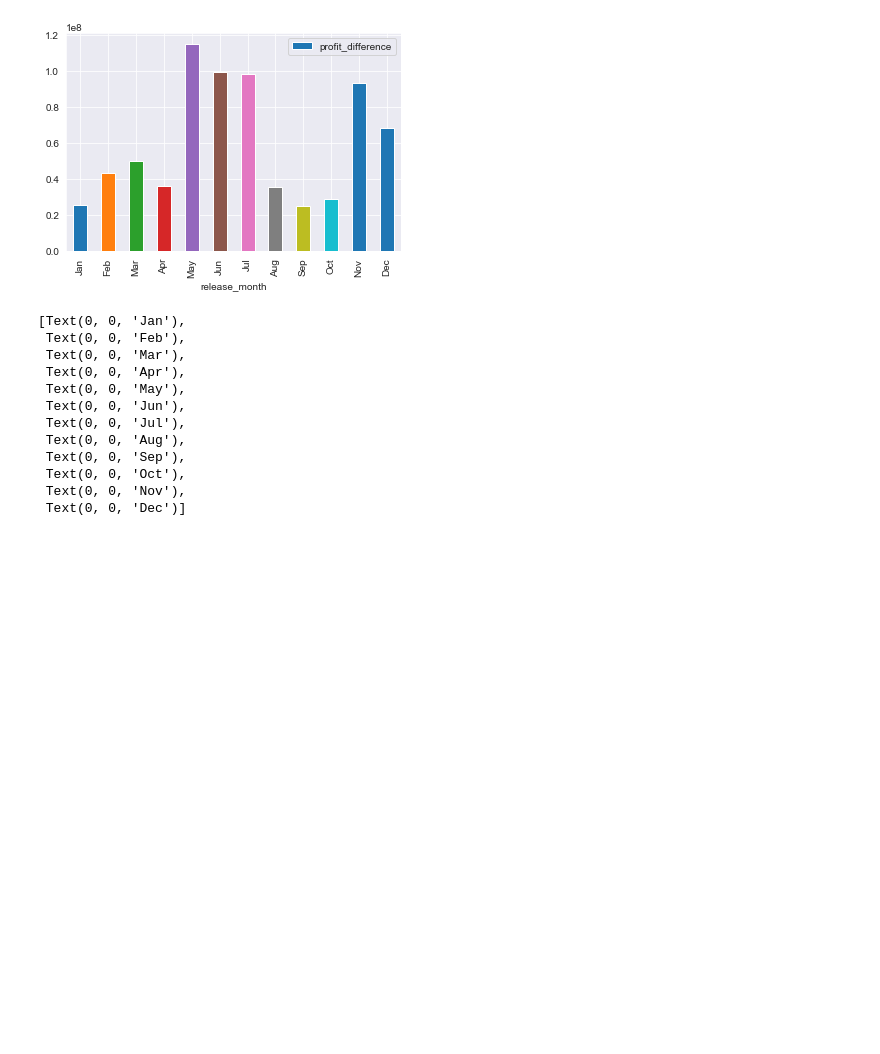
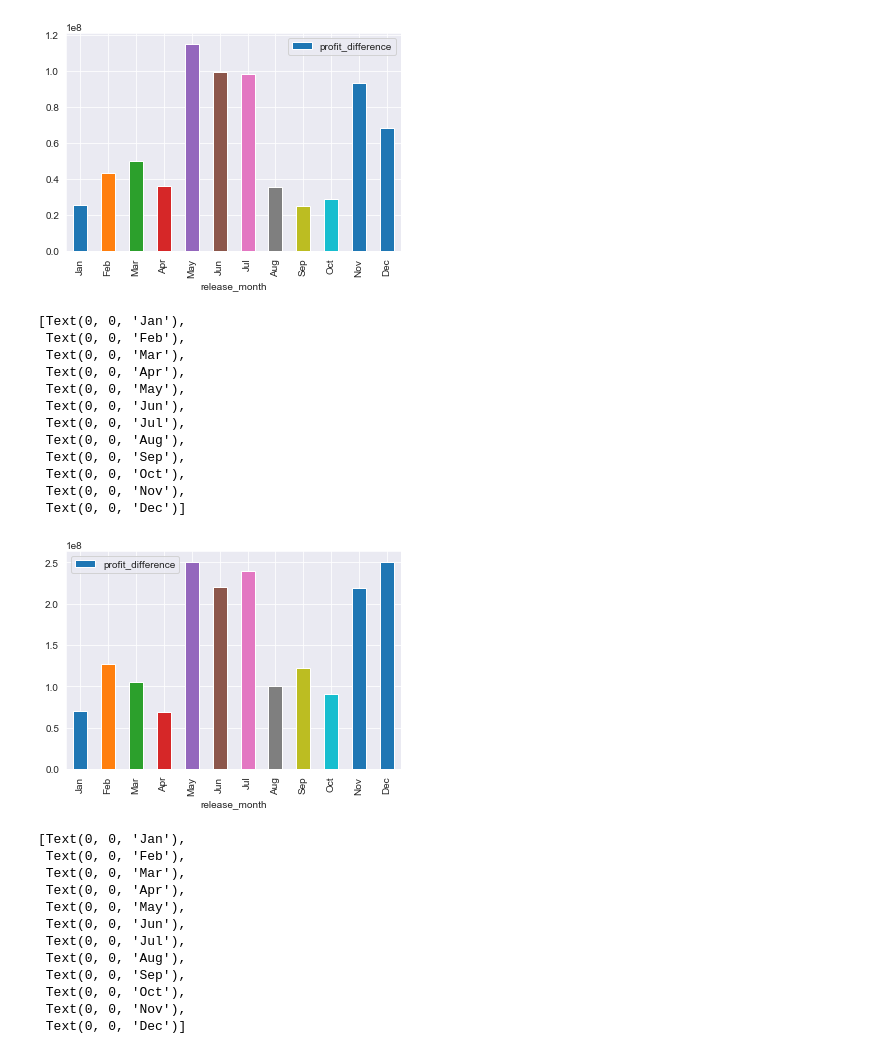
Before and after one commit to joshblumer/dsc-mod-1-project-v2-1-online-ds-sp-000, a Jupyter notebook: student.ipynb, the cells around one changed output. Saved outputs shown, nothing was run; the diff lists cells and outputs as text; code cells hidden in the pictures; blank space fills up the shorter version.

```diff
--- a/student.ipynb
+++ b/student.ipynb
@@ -242,2 +262,10 @@ df3['production_budget'].corr(df3['worldwide_gross'])
 # %% [output]
 0.7483059765694747
+# %%
+# Make list of top 500 profit quotients
+
+top_500_q = df2.nlargest(500, 'profit_quotient')
+
+# Preview list
+
+top_500_q.head()
@@ -321,8 +327,0 @@ df3.head()
-# %%
-# Make list of top 500 profit quotients
-
-top_500_q = df3.nlargest(500, 'profit_quotient')
-
-# Preview list
-
-top_500_q.head()
@@ -423,6 +423,26 @@ ax.set_xticklabels(month_dict.keys())
  Text(0, 0, 'Nov'),
  Text(0, 0, 'Dec')]
 [figure]
+# %%
+# Plot Top 500 Against Profit
+
+ax = top_500_q[['release_month', 'profit_difference']].groupby('release_month').mean().reset_index().sort_values('release_month', ascending = True).plot(kind = 'bar', x = 'release_month', y = 'profit_difference')
+
+ax.set_xticklabels(month_dict.keys())
+# %% [output]
+[Text(0, 0, 'Jan'),
+ Text(0, 0, 'Feb'),
+ Text(0, 0, 'Mar'),
+ Text(0, 0, 'Apr'),
+ Text(0, 0, 'May'),
+ Text(0, 0, 'Jun'),
+ Text(0, 0, 'Jul'),
+ Text(0, 0, 'Aug'),
+ Text(0, 0, 'Sep'),
+ Text(0, 0, 'Oct'),
+ Text(0, 0, 'Nov'),
+ Text(0, 0, 'Dec')]
+[figure, added]
 # %%
 # Plot entire set against worldwide gross
 
```
Also changed, not shown: parts of 40 cells of this notebook.
